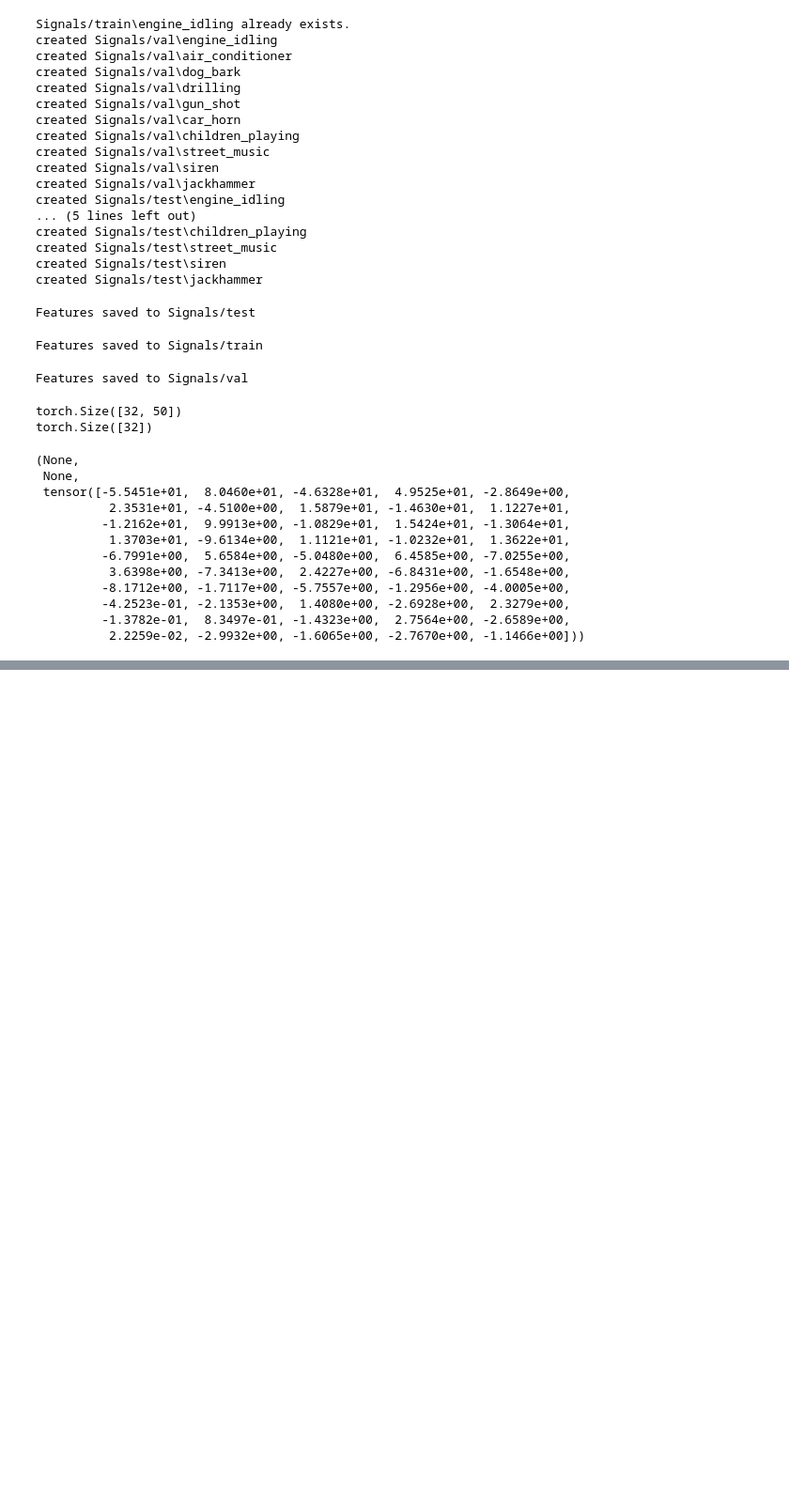
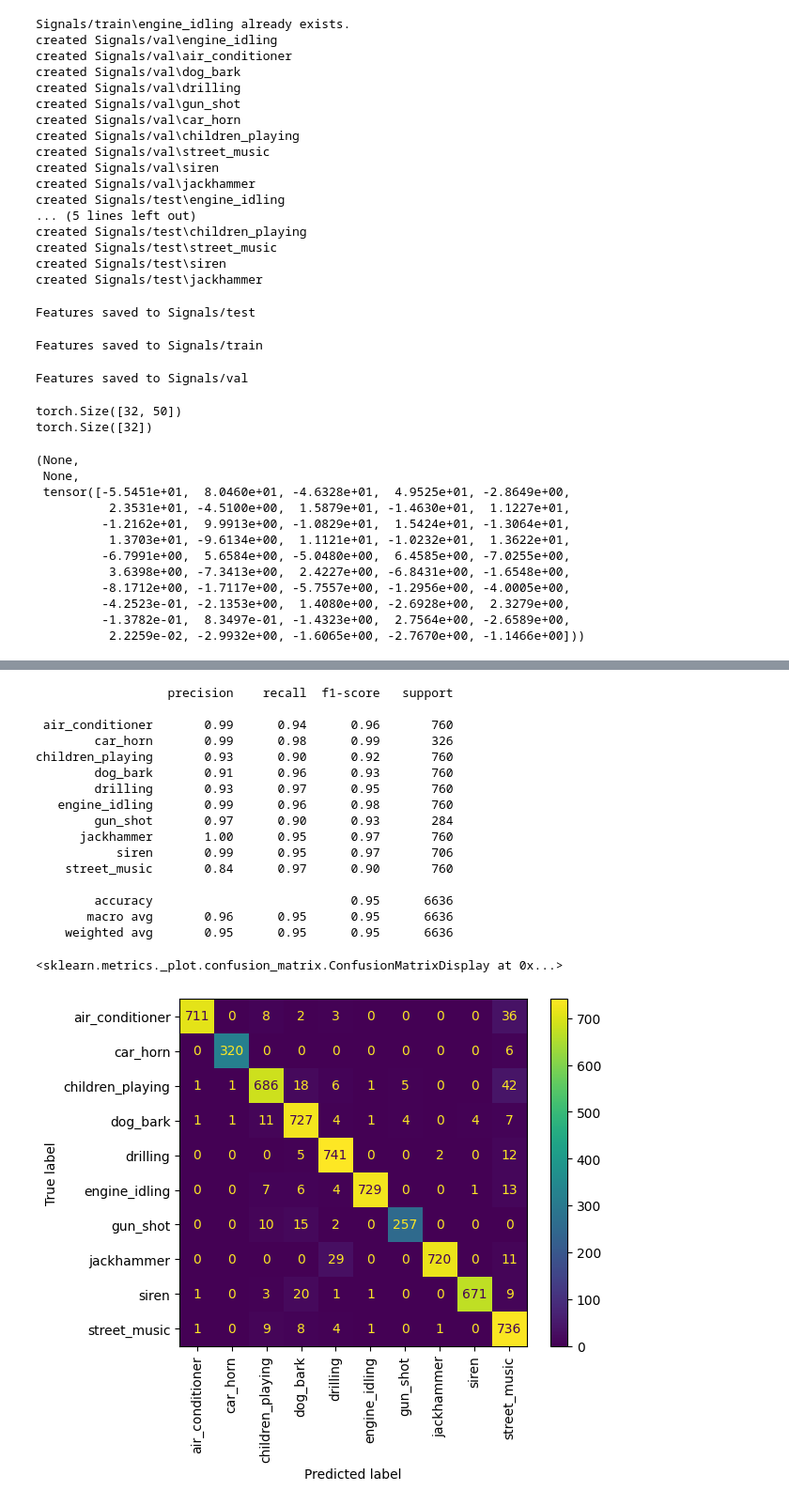
Before and after one commit to yuval728/UrbanEcho, a Jupyter notebook: urban-sound-classifier.ipynb, the cells around one changed output, grey strips where cells are left out. Shown: that part at 94% size. Cells and saved outputs as stored; diff of their text form; code cells hidden in the pictures; blank space fills up the shorter version.

```diff
--- a/urban-sound-classifier.ipynb
+++ b/urban-sound-classifier.ipynb
@@ -157,0 +234,35 @@ torch.Size([32, 1, 50])
+# %%
+
+model.eval()
+y_true = []
+y_pred = []
+with torch.inference_mode():
+    for i, (input_batch, target_batch) in enumerate(train_dataset):
+        output = model(input_batch.unsqueeze(1))
+        _, preds = torch.max(output, 1)
+        y_true.extend(target_batch.cpu().numpy())
+        y_pred.extend(preds.cpu().numpy())
+
+print(classification_report(y_true, y_pred, target_names=classes))
+cm = confusion_matrix(y_true, y_pred)
+disp = ConfusionMatrixDisplay(confusion_matrix=cm, display_labels=classes)
+disp.plot( values_format = 'd', cmap='viridis', xticks_rotation='vertical', ax=None)
+# %% [output]
+                  precision    recall  f1-score   support
+
+ air_conditioner       0.99      0.94      0.96       760
+        car_horn       0.99      0.98      0.99       326
+children_playing       0.93      0.90      0.92       760
+        dog_bark       0.91      0.96      0.93       760
+        drilling       0.93      0.97      0.95       760
+   engine_idling       0.99      0.96      0.98       760
+        gun_shot       0.97      0.90      0.93       284
+      jackhammer       1.00      0.95      0.97       760
+           siren       0.99      0.95      0.97       706
+    street_music       0.84      0.97      0.90       760
+
+        accuracy                           0.95      6636
+       macro avg       0.96      0.95      0.95      6636
+    weighted avg       0.95      0.95      0.95      6636
+<sklearn.metrics._plot.confusion_matrix.ConfusionMatrixDisplay at 0x...>
+[figure, added]
```
Also changed, not shown: parts of 5 cells of this notebook, 4 other files.
